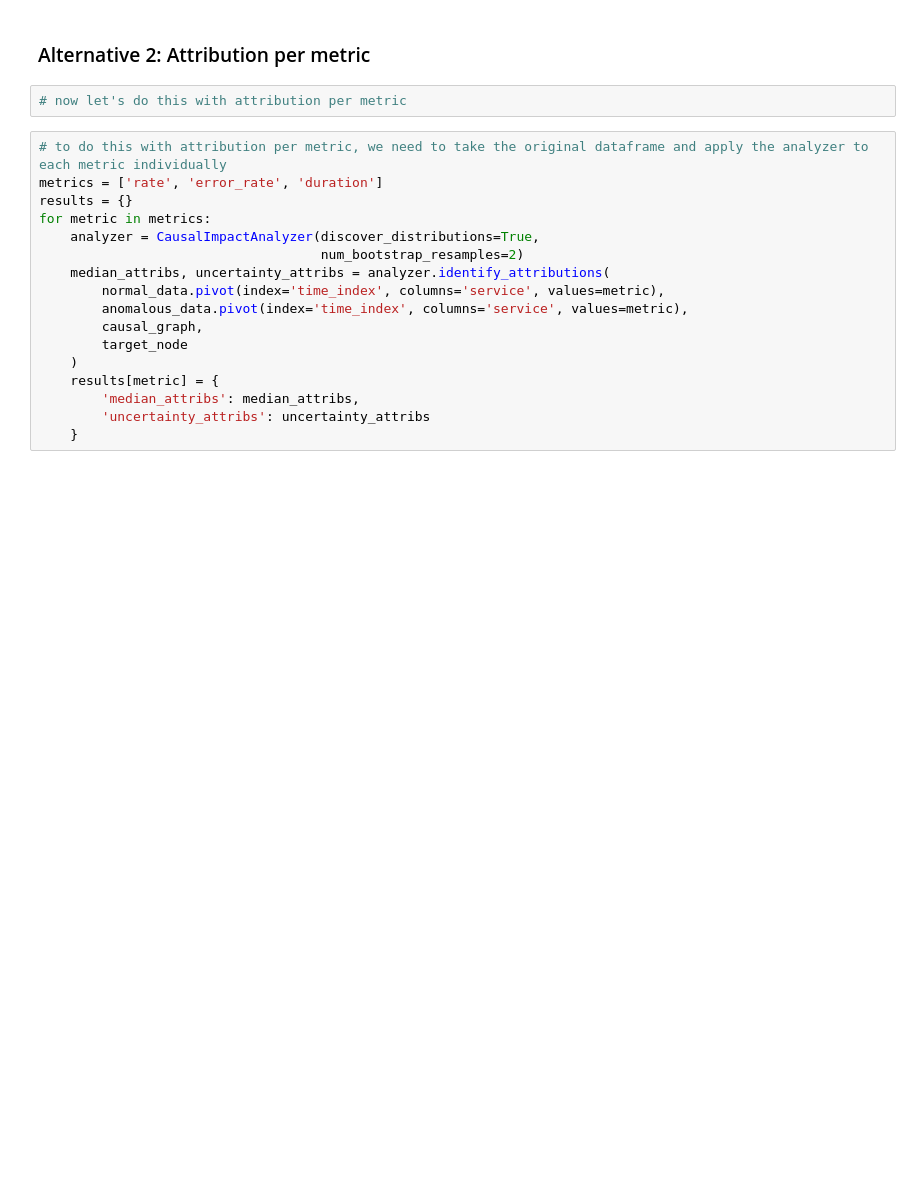
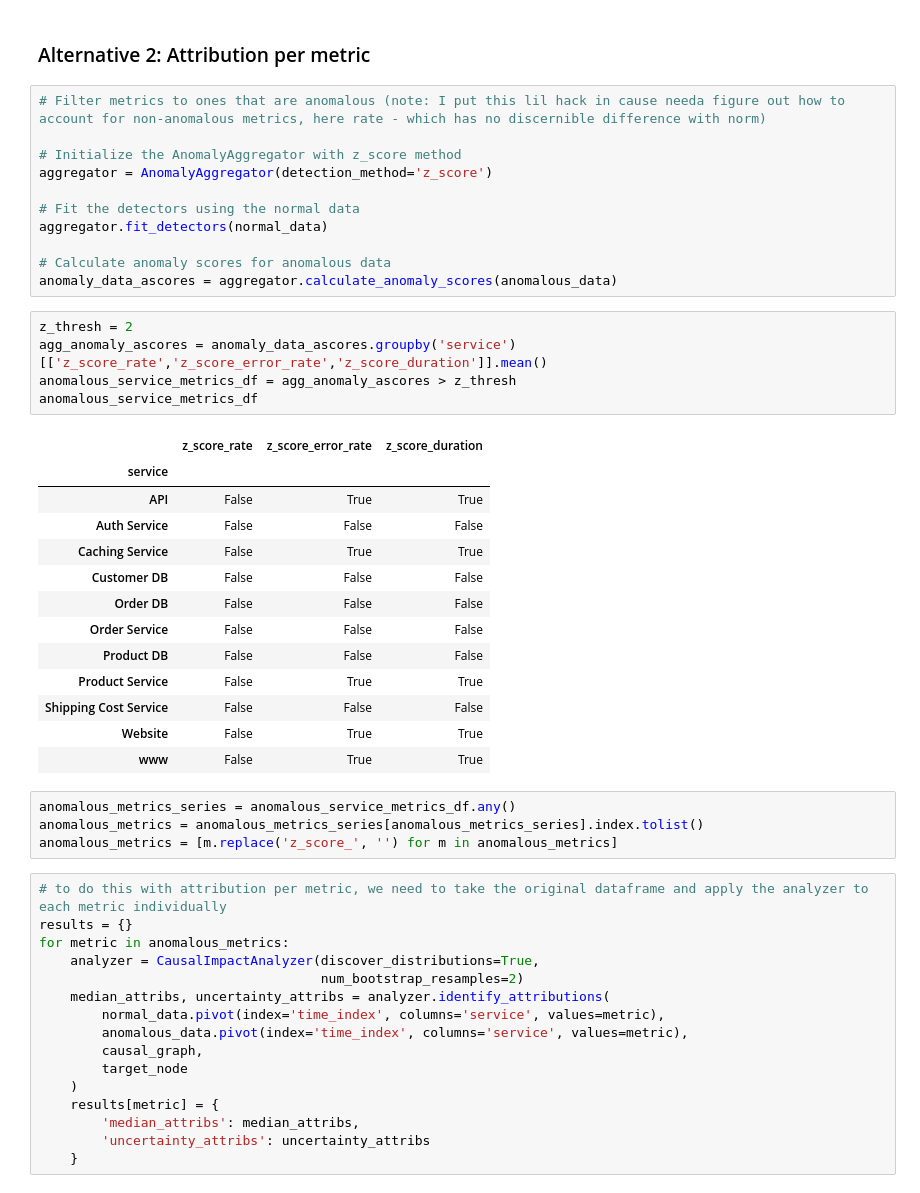
Before and after one commit to ayushghosh/coral-demo-app, a Jupyter notebook: resources/py-sandbox/sandbox-causal_analyzer_across_red_metrics.ipynb, the cells around one changed output. Saved outputs shown, nothing was run; the diff lists cells and outputs as text; blank space fills up the shorter version.

```diff
--- a/resources/py-sandbox/sandbox-causal_analyzer_across_red_metrics.ipynb
+++ b/resources/py-sandbox/sandbox-causal_analyzer_across_red_metrics.ipynb
@@ -470,12 +489,43 @@ analyze_root_cause(anomaly_data_ascores, causal_graph, target_node)
 # %% [markdown]
 ### Alternative 2: Attribution per metric
-# %%
-# now let's do this with attribution per metric
+# %%
+# Filter metrics to ones that are anomalous (note: I put this lil hack in cause needa figure out how to account for non-anomalous metrics, here rate - which has no discernible difference with norm)
+
+# Initialize the AnomalyAggregator with z_score method
+aggregator = AnomalyAggregator(detection_method='z_score')
+
+# Fit the detectors using the normal data
+aggregator.fit_detectors(normal_data)
+
+# Calculate anomaly scores for anomalous data
+anomaly_data_ascores = aggregator.calculate_anomaly_scores(anomalous_data)
+# %%
+z_thresh = 2
+agg_anomaly_ascores = anomaly_data_ascores.groupby('service')[['z_score_rate','z_score_error_rate','z_score_duration']].mean()
+anomalous_service_metrics_df = agg_anomaly_ascores > z_thresh
+anomalous_service_metrics_df
+# %% [output]
+|  | z_score_rate | z_score_error_rate | z_score_duration |
+| service |  |  |  |
+| API | False | True | True |
+| Auth Service | False | False | False |
+| Caching Service | False | True | True |
+| Customer DB | False | False | False |
+| Order DB | False | False | False |
+| Order Service | False | False | False |
+| Product DB | False | False | False |
+| Product Service | False | True | True |
+| Shipping Cost Service | False | False | False |
+| Website | False | True | True |
+| www | False | True | True |
+# %%
+anomalous_metrics_series = anomalous_service_metrics_df.any()
+anomalous_metrics = anomalous_metrics_series[anomalous_metrics_series].index.tolist()
+anomalous_metrics = [m.replace('z_score_', '') for m in anomalous_metrics]
 # %%
 # to do this with attribution per metric, we need to take the original dataframe and apply the analyzer to each metric individually
-metrics = ['rate', 'error_rate', 'duration']
 results = {}
-for metric in metrics:
+for metric in anomalous_metrics:
     analyzer = CausalImpactAnalyzer(discover_distributions=True,
                                     num_bootstrap_resamples=2)
     median_attribs, uncertainty_attribs = analyzer.identify_attributions(
```
Also changed, not shown: parts of 8 cells of this notebook.
